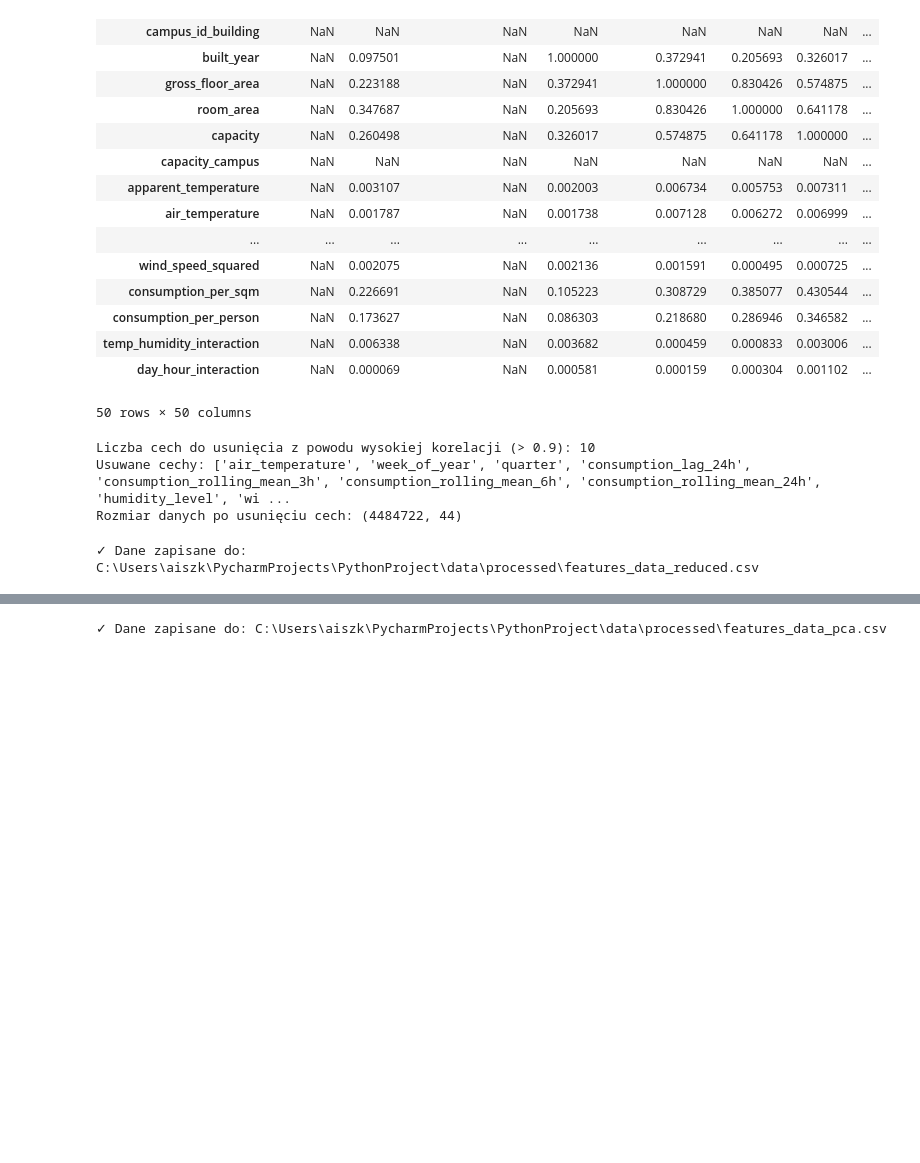
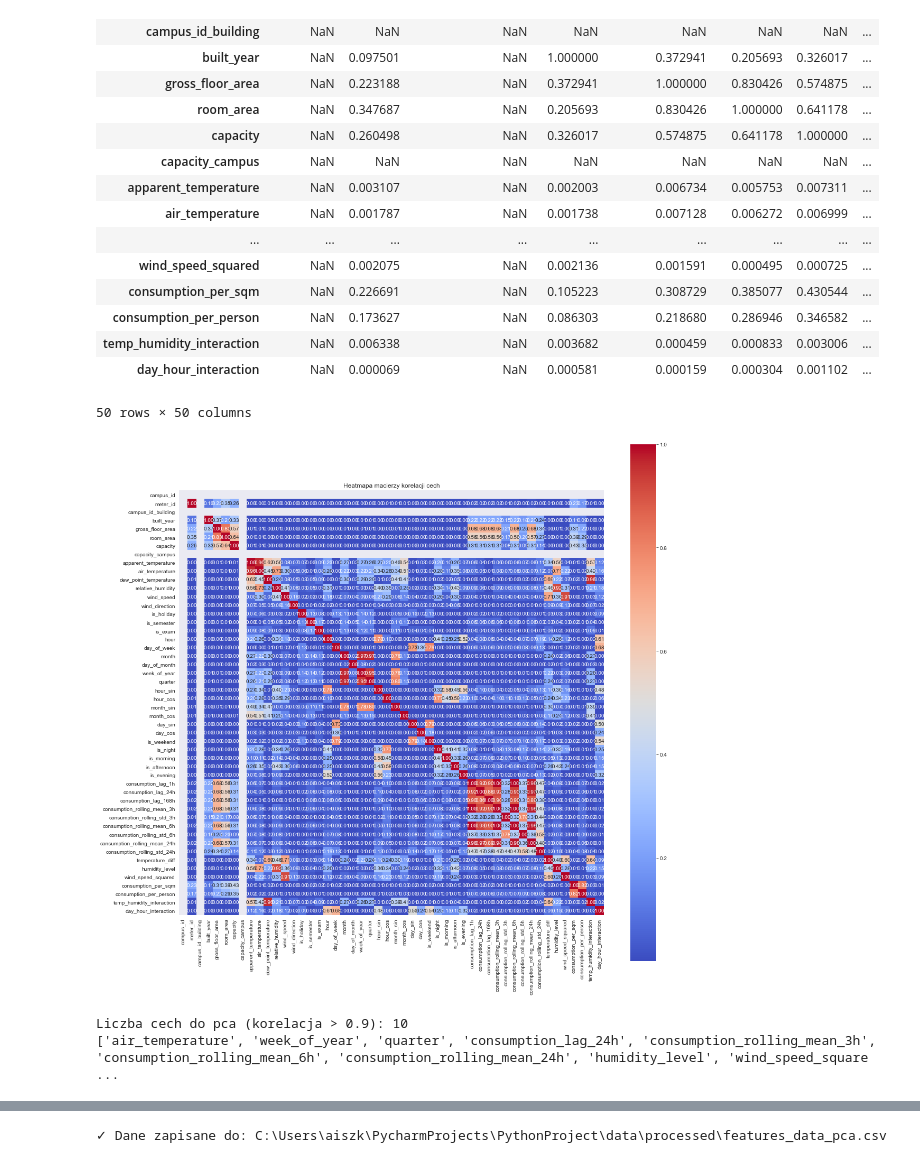
Before and after one commit to Jo-llama/Campus-Buildings-Energy-Consumption-Forecasting, a Jupyter notebook: notebooks/03_feature_engineering.ipynb, the cells around one changed output, grey strips where cells are left out. Cells and saved outputs as stored; diff of their text form; code cells hidden in the pictures; blank space fills up the shorter version.

```diff
--- a/notebooks/03_feature_engineering.ipynb
+++ b/notebooks/03_feature_engineering.ipynb
@@ -144,27 +108,30 @@ corr_matrix
 | temp_humidity_interaction | NaN | 0.006338 | NaN | 0.003682 | 0.000459 | 0.000833 | 0.003006 | ... |
 | day_hour_interaction | NaN | 0.000069 | NaN | 0.000581 | 0.000159 | 0.000304 | 0.001102 | ... |
 50 rows × 50 columns
+# %%
+import seaborn as sns
+import matplotlib.pyplot as plt
+
+# Macierz korelacji cech
+corr_matrix = features.corr().abs()
+
+# Rysowanie heatmapy
+plt.figure(figsize=(18, 18))
+sns.heatmap(corr_matrix, annot=True, fmt=".2f", cmap="coolwarm", square=True)
+plt.title("Heatmapa macierzy korelacji cech")
+plt.show()
+# %% [output]
+[figure, added]
 # %%
 # Wybierz górny trójkąt macierzy korelacji, by uniknąć powtórzeń i diagonalnych 1.0
 upper = corr_matrix.where(np.triu(np.ones(corr_matrix.shape), k=1).astype(bool))
 
-# Znajdź kolumny o korelacji wyższej niż próg (np. 0.9)
+# Kolumny o korelacji wyższej niż próg (np. 0.9)
 threshold = 0.9
-to_drop = [col for col in upper.columns if any(upper[col] > threshold)]
+to_pca = [col for col in upper.columns if any(upper[col] > threshold)]
 
-print(f"Liczba cech do usunięcia z powodu wysokiej korelacji (> {threshold}): {len(to_drop)}")
-print("Usuwane cechy:", to_drop)
-
-# Usuń te cechy
-dfwithfeatures_reduced = df_with_features.drop(columns=to_drop)
-
-print(f"Rozmiar danych po usunięciu cech: {dfwithfeatures_reduced.shape}")
+print(f"Liczba cech do pca (korelacja > {threshold}): {len(to_pca)}")
+print(to_pca)
 # %% [output]
-Liczba cech do usunięcia z powodu wysokiej korelacji (> 0.9): 10
-Usuwane cechy: ['air_temperature', 'week_of_year', 'quarter', 'consumption_lag_24h', 'consumption_rolling_mean_3h', 'consumption_rolling_mean_6h', 'consumption_rolling_mean_24h', 'humidity_level', 'wi ...
-Rozmiar danych po usunięciu cech: (4484722, 44)
+Liczba cech do pca (korelacja > 0.9): 10
+['air_temperature', 'week_of_year', 'quarter', 'consumption_lag_24h', 'consumption_rolling_mean_3h', 'consumption_rolling_mean_6h', 'consumption_rolling_mean_24h', 'humidity_level', 'wind_speed_square ...
-# %%
-# Zapisz dane po redukcji cech
-save_processed_data(dfwithfeatures_reduced, "data/processed/features_data_reduced.csv")
-# %% [output]
-✓ Dane zapisane do: C:\Users\aiszk\PycharmProjects\PythonProject\data\processed\features_data_reduced.csv
```
Also changed, not shown: parts of 22 cells of this notebook, 4 other files.
